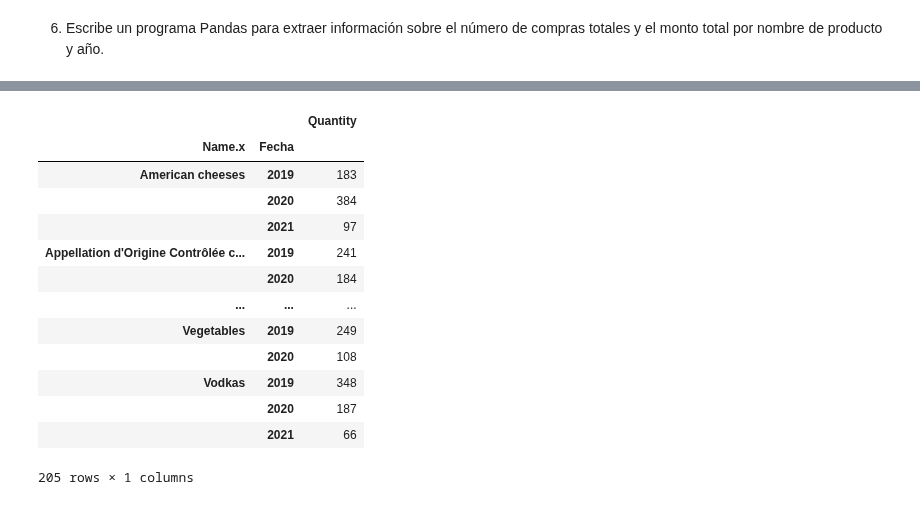
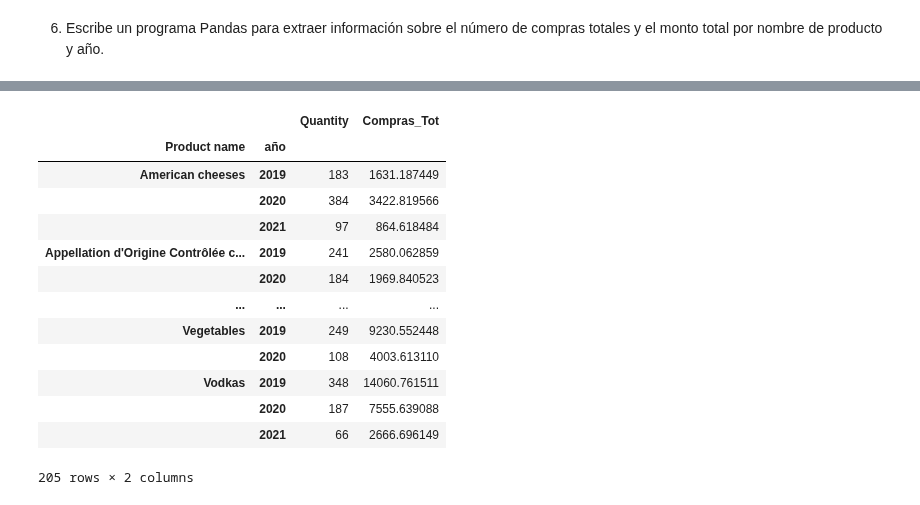
Before and after one commit to mtataytraining2/2_DataScience_Basics, a Jupyter notebook: Pandas/Pandas_dataframe_ejer_2.ipynb, the cells around one changed output, grey strips where cells are left out. Cells and saved outputs as stored; diff of their text form; code cells hidden in the pictures.

```diff
--- a/Pandas/Pandas_dataframe_ejer_2.ipynb
+++ b/Pandas/Pandas_dataframe_ejer_2.ipynb
@@ -544,23 +521,20 @@ df_global
-# %%
-#df_total=dfps2.groupby(['Name.x',dfps2['Fecha'].dt.year])
-#df_total
-
-df_total=dfps2.groupby(['Name.x',dfps2['Fecha'].dt.year]).agg({'Quantity':sum})
-df_total
-# %% [output]
-|  |  | Quantity |
-| Name.x | Fecha |  |
-| American cheeses | 2019 | 183 |
-|  | 2020 | 384 |
-|  | 2021 | 97 |
-| Appellation d'Origine Contrôlée c... | 2019 | 241 |
-|  | 2020 | 184 |
-| ... | ... | ... |
-| Vegetables | 2019 | 249 |
-|  | 2020 | 108 |
-| Vodkas | 2019 | 348 |
-|  | 2020 | 187 |
-|  | 2021 | 66 |
-205 rows × 1 columns
 # %%
 df['Compras_Tot']=df['Quantity']*df['Price']
+# %%
+df_global=df.groupby(['Product name','año']).agg({'Quantity':'sum','Compras_Tot':'sum'})
+df_global
+# %% [output]
+|  |  | Quantity | Compras_Tot |
+| Product name | año |  |  |
+| American cheeses | 2019 | 183 | 1631.187449 |
+|  | 2020 | 384 | 3422.819566 |
+|  | 2021 | 97 | 864.618484 |
+| Appellation d'Origine Contrôlée c... | 2019 | 241 | 2580.062859 |
+|  | 2020 | 184 | 1969.840523 |
+| ... | ... | ... | ... |
+| Vegetables | 2019 | 249 | 9230.552448 |
+|  | 2020 | 108 | 4003.613110 |
+| Vodkas | 2019 | 348 | 14060.761511 |
+|  | 2020 | 187 | 7555.639088 |
+|  | 2021 | 66 | 2666.696149 |
+205 rows × 2 columns
```
Also changed, not shown: parts of 4 cells of this notebook.
